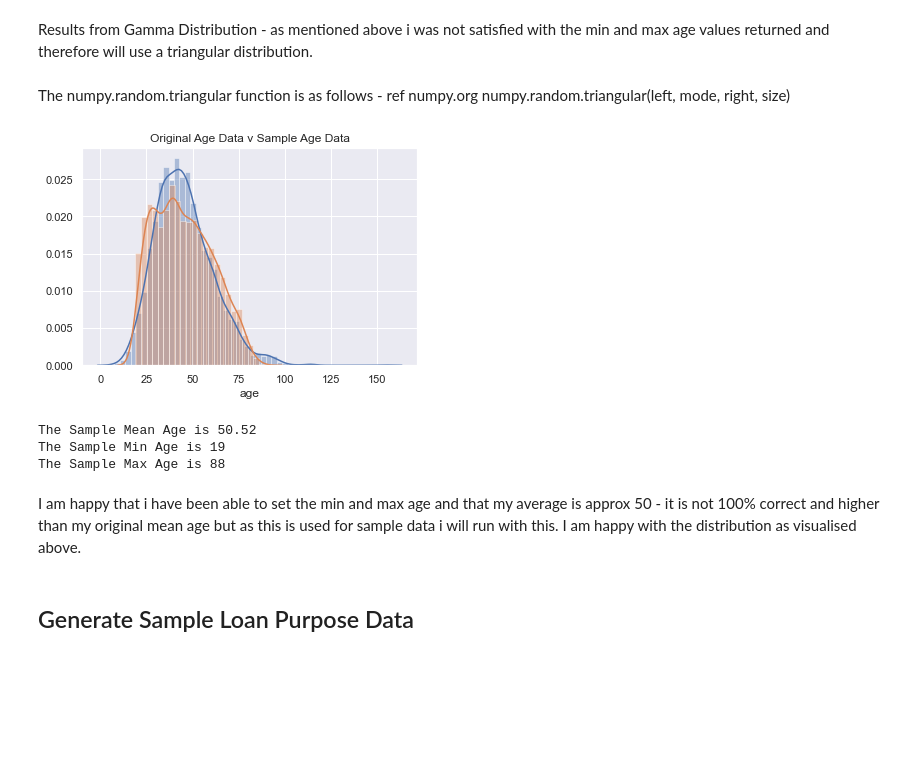
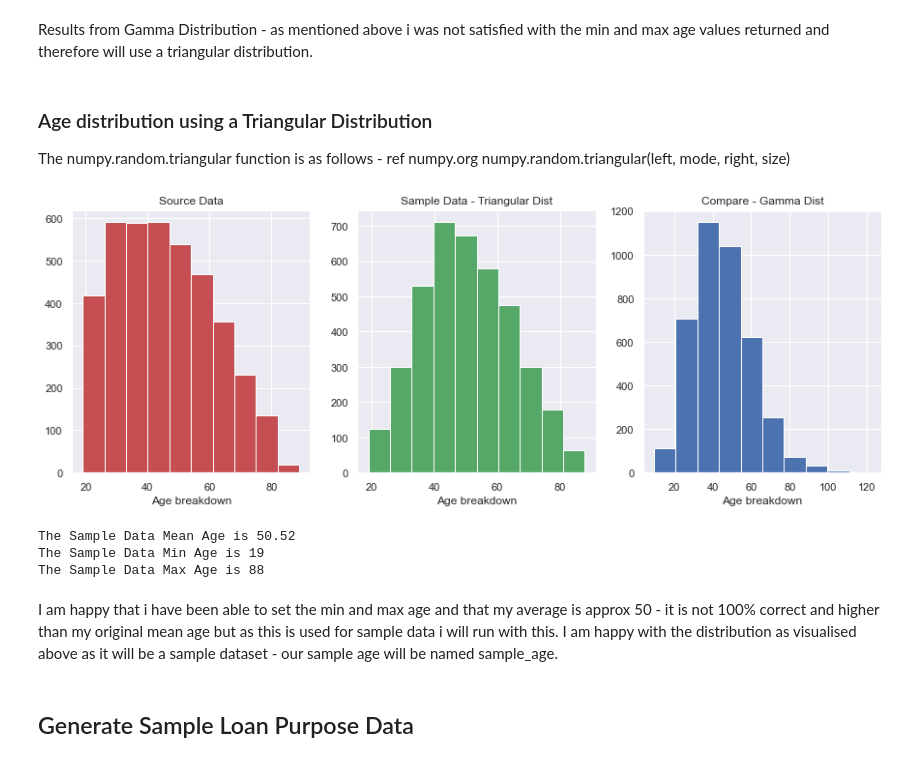
Before and after one commit to brendantipp/sem2_prog_data_analysis_project, a Jupyter notebook: product_analysis.ipynb, the cells around one changed output. Cells and saved outputs as stored; diff of their text form; code cells hidden in the pictures; blank space fills up the shorter version.

Commit message:
updated age distribution graphs

```diff
--- a/product_analysis.ipynb
+++ b/product_analysis.ipynb
@@ -628,30 +628,37 @@ Gamm Min age is 9.440969212124724 and Gamma Max age is 122.13714720056295
 # %% [markdown]
 Results from Gamma Distribution - as mentioned above i was not satisfied with the min and max age values returned and therefore will use a triangular distribution.
 # %% [markdown]
+### Age distribution using a Triangular Distribution
 The numpy.random.triangular function is as follows - ref numpy.org
 numpy.random.triangular(left, mode, right, size)
 # %%
 #create the column random_age using numpys random distribution t - covert to integer
 sample_age = rng.triangular(min_age,mean_age,max_age,n_samples).astype(np.int)
+# %%
+#create my subplots, 3 colums 1 row and defining the size
+fig, ax = plt.subplots(1,3,figsize = (15,5))
+ax[0].hist(age,color = 'r') #1st plot colour red
+ax[0].set_title('Source Data') #give it a title
+ax[0].set_xlabel('Age breakdown') # give it an x label
+ax[1].hist(sample_age,color = 'g')#2nd plot colour green
+ax[1].set_title('Sample Data - Triangular Dist')
+ax[1].set_xlabel('Age breakdown')# give it an x label
+ax[2].hist(gamma_age,color = 'b') #3rd plot
+ax[2].set_title('Compare - Gamma Dist') #give it a title
+ax[2].set_xlabel('Age breakdown') # set the x label
+plt.show(); #show the plot
+# %% [output]
+[figure, added]
 # %%
-#use seaborns displot to visulise results
-#sns.distplot(sample_age);
-sns.distplot(testage)
-sns.distplot(age);
-plt.title("Original Age Data v Sample Age Data")
-plt.show()
-#print("The Sample Mean Age is", sample_age.mean().round(2))
-print("The Sample Mean Age is", sample_age.mean().round(2))
-#print("Original Mean Age was", age.mean())
-print("The Sample Min Age is", sample_age.min().round(2))
-print("The Sample Max Age is", sample_age.max().round(2))
+print("The Sample Data Mean Age is", sample_age.mean().round(2))
+print("The Sample Data Min Age is", sample_age.min().round(2))
+print("The Sample Data Max Age is", sample_age.max().round(2))
 # %% [output]
-[figure, removed]
-The Sample Mean Age is 50.52
-The Sample Min Age is 19
-The Sample Max Age is 88
+The Sample Data Mean Age is 50.52
+The Sample Data Min Age is 19
+The Sample Data Max Age is 88
 # %% [markdown]
-I am happy that i have been able to set the min and max age and that my average is approx 50 - it is not 100% correct and higher than my original mean age but as this is used for sample data i will run with this. I am happy with the distribution as visualised above.
+I am happy that i have been able to set the min and max age and that my average is approx 50 - it is not 100% correct and higher than my original mean age but as this is used for sample data i will run with this. I am happy with the distribution as visualised above as it will be a sample dataset - our sample age will be named sample_age.
 # %% [markdown]
 ## Generate Sample Loan Purpose Data
 # %% [markdown]
```
Also changed, not shown: parts of 1 cell of this notebook.
